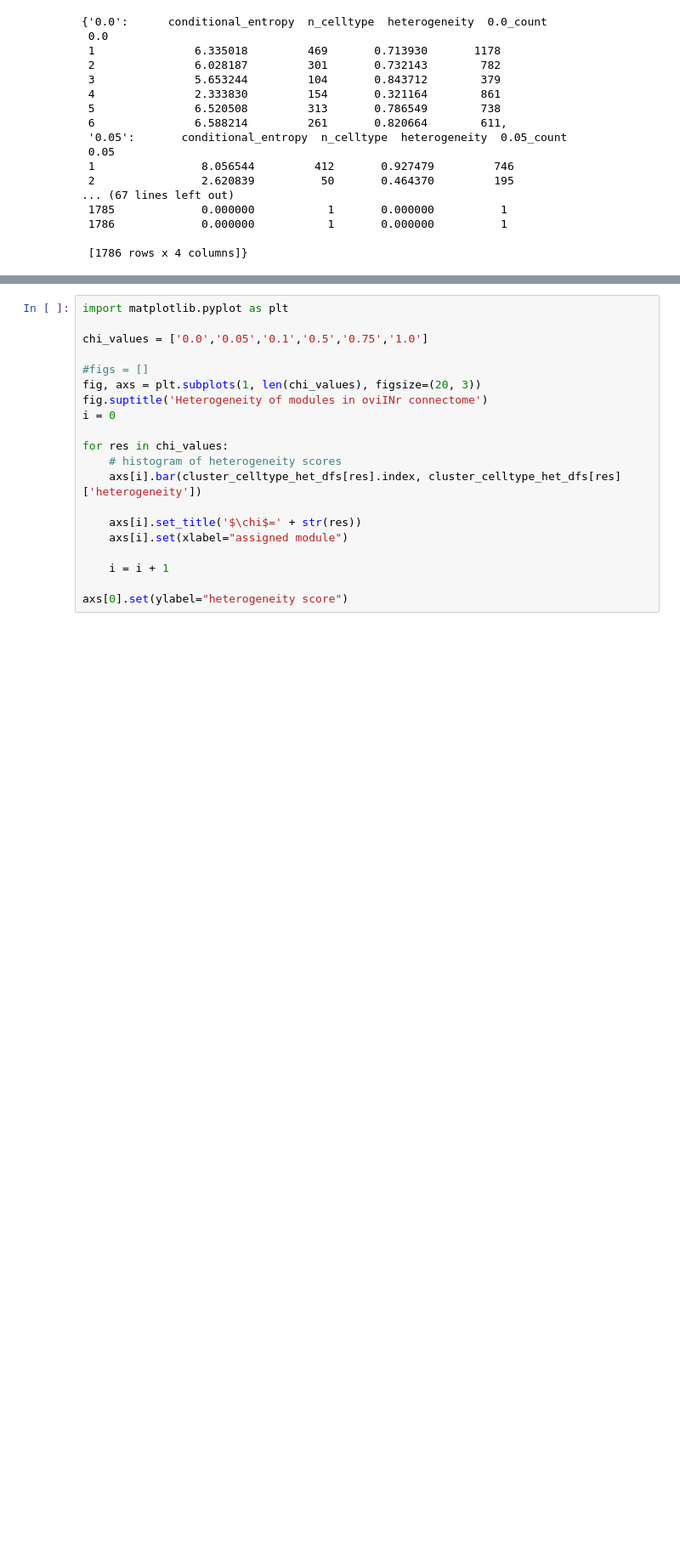
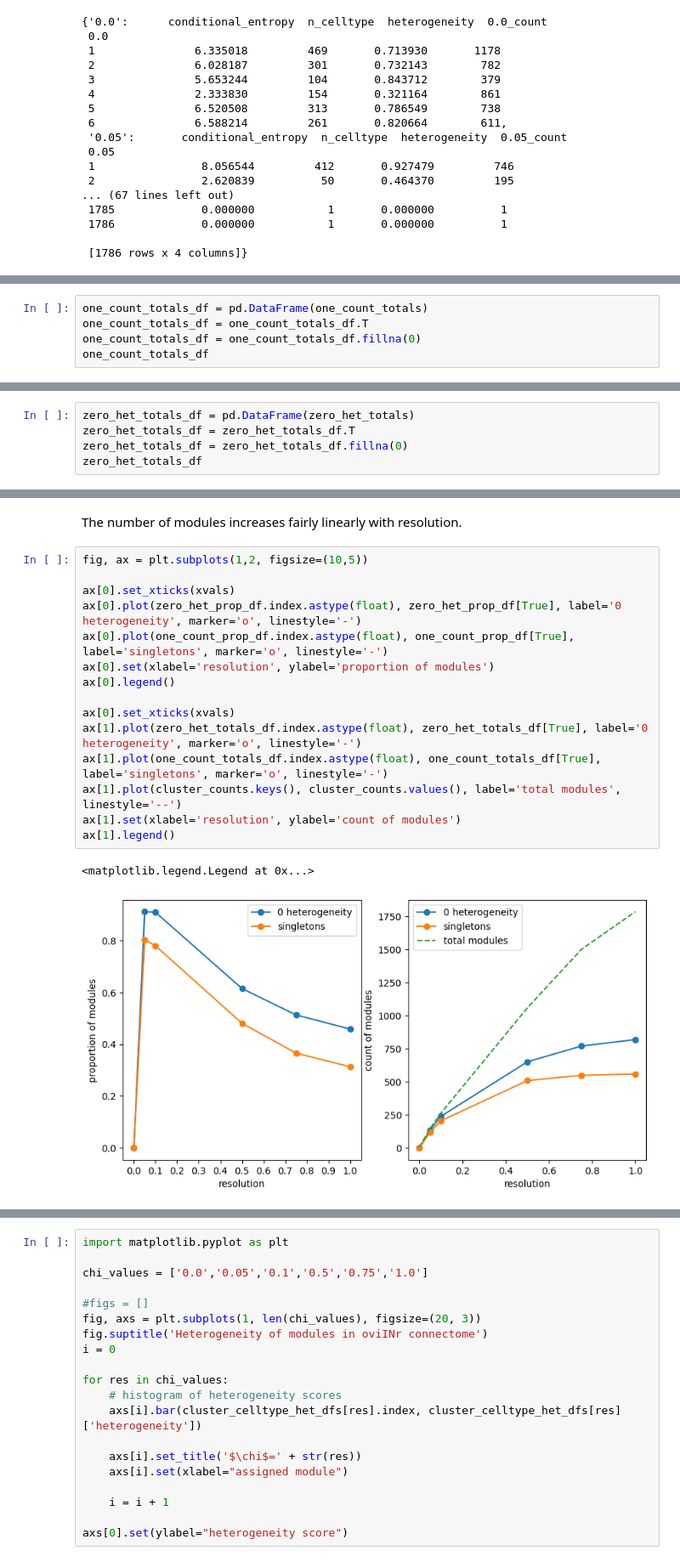
Before and after one commit to Gutierrez-lab/oviIN-analyses-gabrielle, a Jupyter notebook: modular_sandbox.ipynb, the cells around one changed output, grey strips where cells are left out. Shown at 85% size. Cells and saved outputs as stored; diff of their text form; blank space fills up the shorter version.

Commit message:
exploring heterogeneity some more

```diff
--- a/modular_sandbox.ipynb
+++ b/modular_sandbox.ipynb
@@ -425,0 +604,5 @@ Int64Index([1, 2, 3, 4, 5, 6], dtype='int64', name='0.0')
+# %%
+one_count_totals_df = pd.DataFrame(one_count_totals)
+one_count_totals_df = one_count_totals_df.T
+one_count_totals_df = one_count_totals_df.fillna(0)
+one_count_totals_df
@@ -425,0 +617,5 @@ Int64Index([1, 2, 3, 4, 5, 6], dtype='int64', name='0.0')
+# %%
+zero_het_totals_df = pd.DataFrame(zero_het_totals)
+zero_het_totals_df = zero_het_totals_df.T
+zero_het_totals_df = zero_het_totals_df.fillna(0)
+zero_het_totals_df
@@ -425,0 +655,20 @@ Int64Index([1, 2, 3, 4, 5, 6], dtype='int64', name='0.0')
+# %% [markdown]
+The number of modules increases fairly linearly with resolution.
+# %%
+fig, ax = plt.subplots(1,2, figsize=(10,5))
+
+ax[0].set_xticks(xvals)
+ax[0].plot(zero_het_prop_df.index.astype(float), zero_het_prop_df[True], label='0 heterogeneity', marker='o', linestyle='-')
+ax[0].plot(one_count_prop_df.index.astype(float), one_count_prop_df[True], label='singletons', marker='o', linestyle='-')
+ax[0].set(xlabel='resolution', ylabel='proportion of modules')
+ax[0].legend()
+
+ax[0].set_xticks(xvals)
+ax[1].plot(zero_het_totals_df.index.astype(float), zero_het_totals_df[True], label='0 heterogeneity', marker='o', linestyle='-')
+ax[1].plot(one_count_totals_df.index.astype(float), one_count_totals_df[True], label='singletons', marker='o', linestyle='-')
+ax[1].plot(cluster_counts.keys(), cluster_counts.values(), label='total modules', linestyle='--')
+ax[1].set(xlabel='resolution', ylabel='count of modules')
+ax[1].legend()
+# %% [output]
+<matplotlib.legend.Legend at 0x...>
+[figure, added]
```
Also changed, not shown: parts of 24 cells of this notebook.
